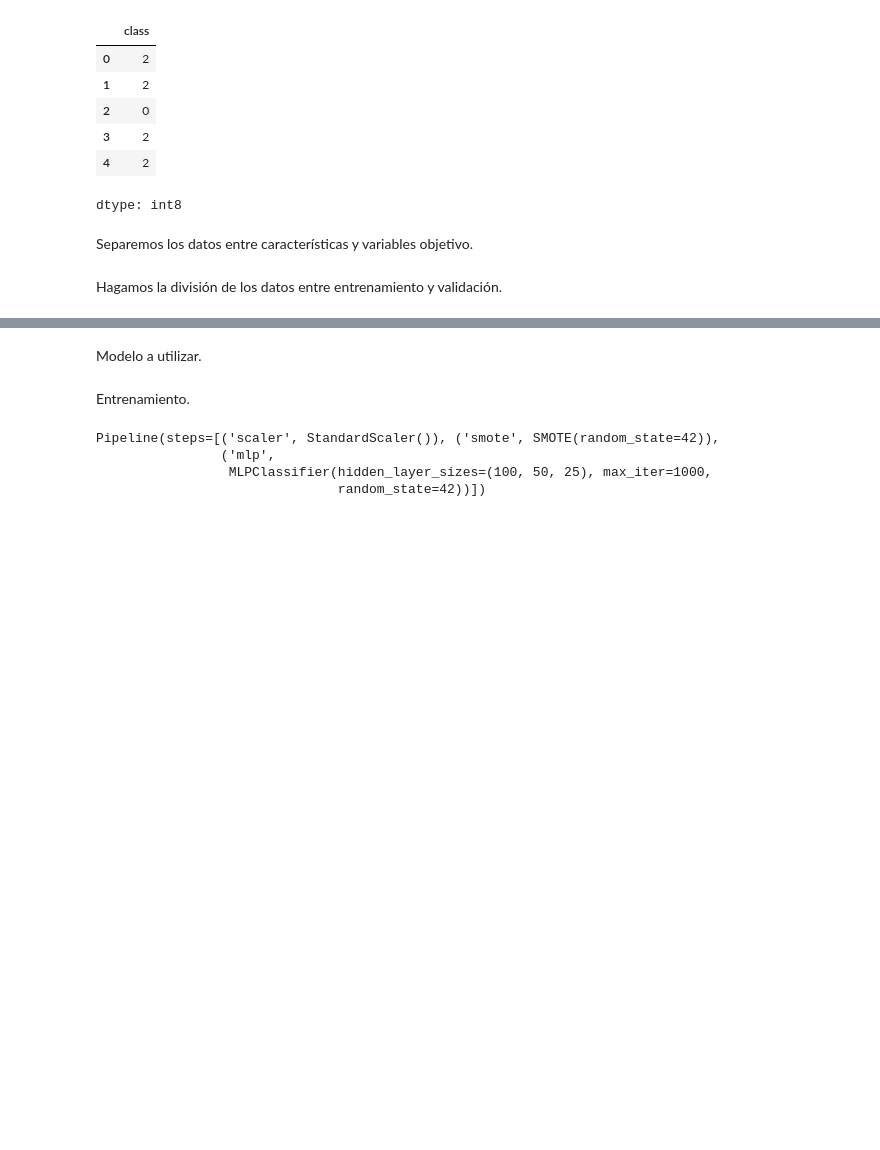
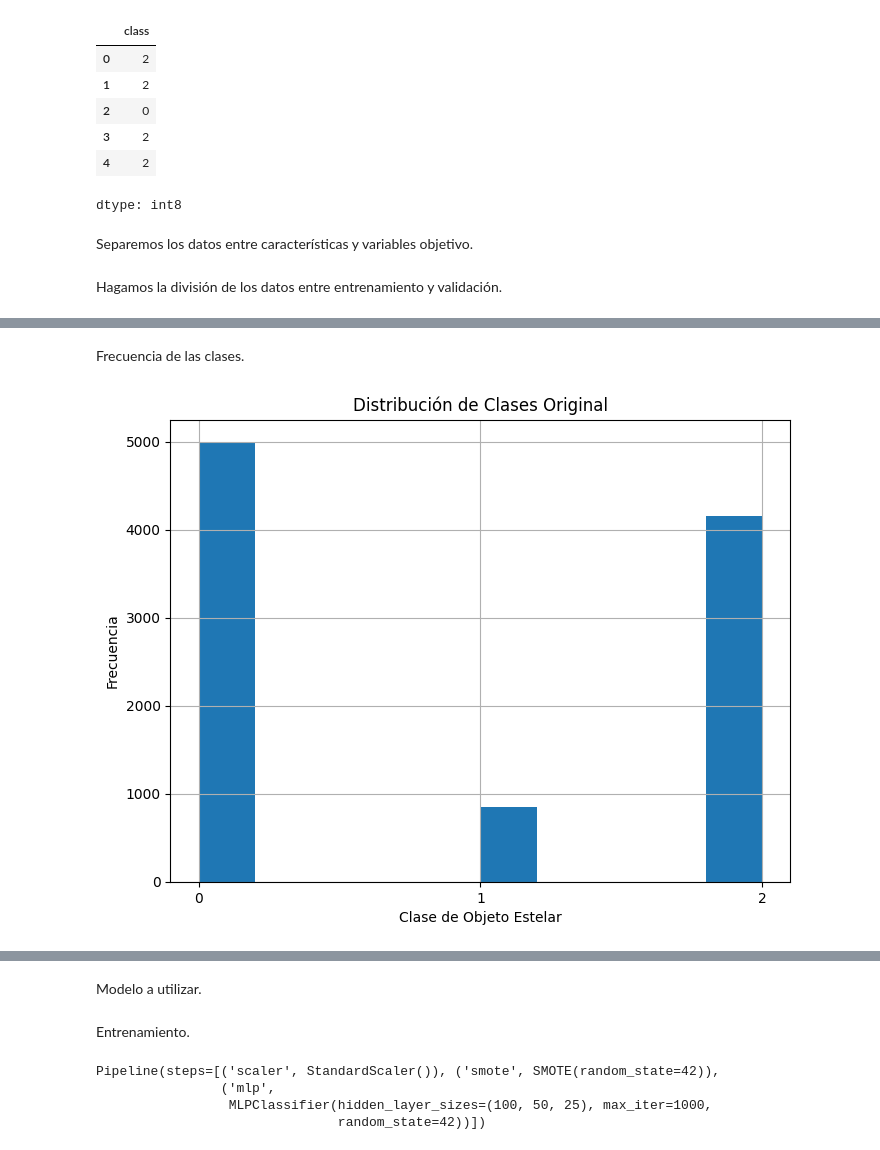
Before and after one commit to Kevin2558/Data_Science_Borrador, a Jupyter notebook: 10_Proyecto_Final/Opcion_2/Borrador.ipynb, the cells around one changed output, grey strips where cells are left out. Drawn from its saved outputs; the diff is of its cells as text; code cells hidden in the pictures; blank space fills up the shorter version.

```diff
--- a/10_Proyecto_Final/Opcion_2/Borrador.ipynb
+++ b/10_Proyecto_Final/Opcion_2/Borrador.ipynb
@@ -82,0 +97,19 @@ X_train, X_test, y_train, y_test = train_test_split(X,
+# %% [markdown]
+Frecuencia de las clases.
+# %%
+# Obtener las etiquetas y los códigos numéricos
+labels = df['class'].astype('category').cat.categories
+class_codes = sorted(df['class'].unique())
+
+plt.figure(figsize=(8, 6))
+df['class'].hist()
+
+# Configurar los ticks del eje x para mostrar solo los números de clase
+plt.xticks(class_codes, labels)
+
+plt.title('Distribución de Clases Original')
+plt.xlabel('Clase de Objeto Estelar')
+plt.ylabel('Frecuencia')
+plt.show()
+# %% [output]
+[figure, added]
```
Also changed, not shown: parts of 8 cells of this notebook.
